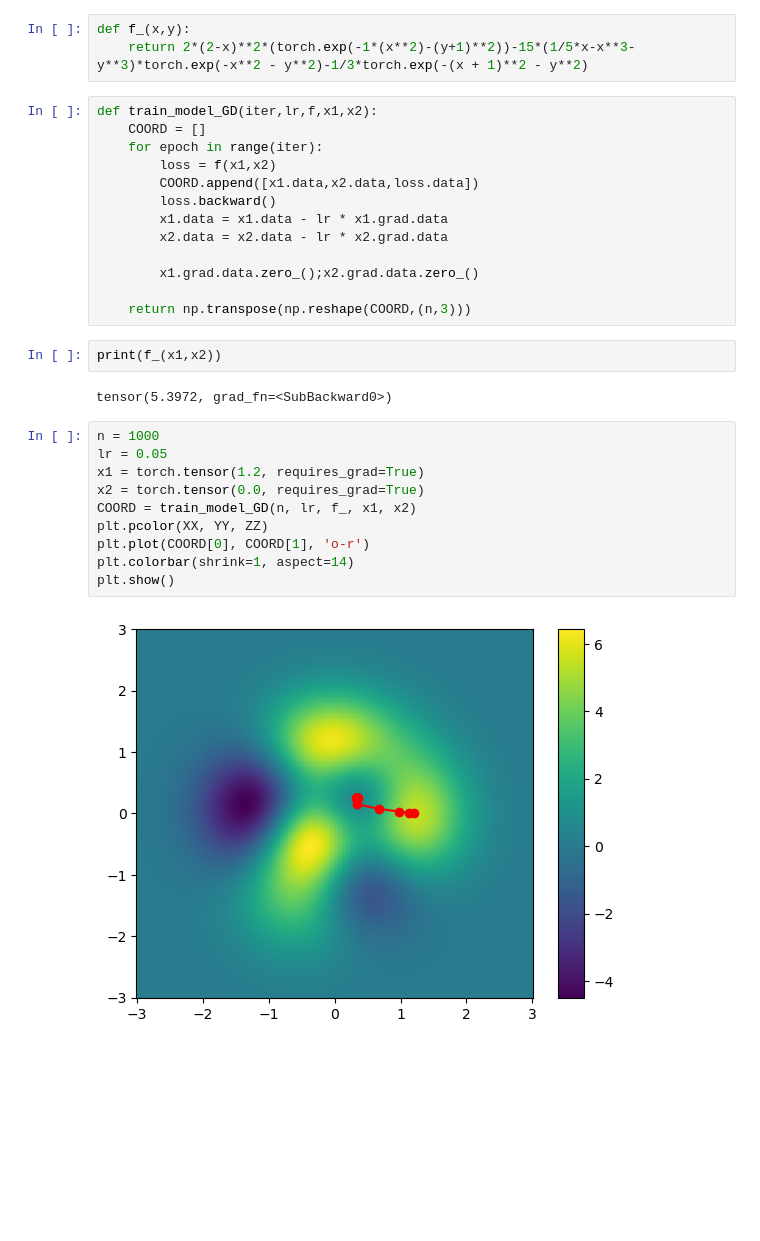
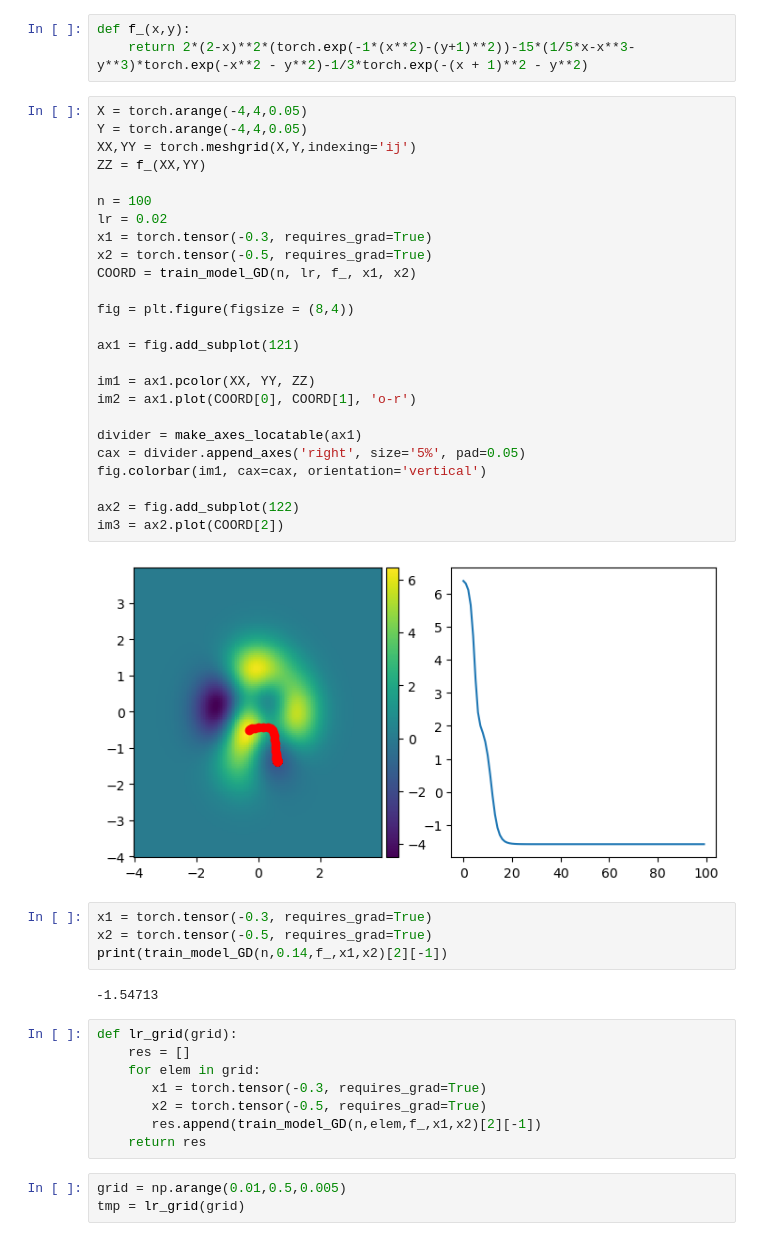
Before and after one commit to LinusLach/Blog, a Jupyter notebook: posts/post-with-code/Pytorch/Post_02.ipynb, the cells around one changed output. Drawn from its saved outputs; the diff is of its cells as text; blank space fills up the shorter version.

```diff
--- a/posts/post-with-code/Pytorch/Post_02.ipynb
+++ b/posts/post-with-code/Pytorch/Post_02.ipynb
@@ -104,32 +170,47 @@ plt.pcolor(XX, YY, ZZ)
 # %%
 def f_(x,y):
     return 2*(2-x)**2*(torch.exp(-1*(x**2)-(y+1)**2))-15*(1/5*x-x**3-y**3)*torch.exp(-x**2 - y**2)-1/3*torch.exp(-(x + 1)**2 - y**2)
-# %%
-def train_model_GD(iter,lr,f,x1,x2):
-    COORD = []
-    for epoch in range(iter):
-        loss = f(x1,x2)
-        COORD.append([x1.data,x2.data,loss.data])
-        loss.backward()
-        x1.data = x1.data - lr * x1.grad.data
-        x2.data = x2.data - lr * x2.grad.data
-
-        x1.grad.data.zero_();x2.grad.data.zero_()
-
-    return np.transpose(np.reshape(COORD,(n,3)))
-# %%
-print(f_(x1,x2))
-# %% [output]
-tensor(5.3972, grad_fn=<SubBackward0>)
+# %%
+X = torch.arange(-4,4,0.05)
+Y = torch.arange(-4,4,0.05)
+XX,YY = torch.meshgrid(X,Y,indexing='ij')
+ZZ = f_(XX,YY)
+
+n = 100
+lr = 0.02
+x1 = torch.tensor(-0.3, requires_grad=True)
+x2 = torch.tensor(-0.5, requires_grad=True)
+COORD = train_model_GD(n, lr, f_, x1, x2)
+
+fig = plt.figure(figsize = (8,4))
+
+ax1 = fig.add_subplot(121)
+
+im1 = ax1.pcolor(XX, YY, ZZ)
+im2 = ax1.plot(COORD[0], COORD[1], 'o-r')
+
+divider = make_axes_locatable(ax1)
+cax = divider.append_axes('right', size='5%', pad=0.05)
+fig.colorbar(im1, cax=cax, orientation='vertical')
+
+ax2 = fig.add_subplot(122)
+im3 = ax2.plot(COORD[2])
+# %% [output]
+[figure, added]
 # %%
-n = 1000
-lr = 0.05
-x1 = torch.tensor(1.2, requires_grad=True)
-x2 = torch.tensor(0.0, requires_grad=True)
-COORD = train_model_GD(n, lr, f_, x1, x2)
-plt.pcolor(XX, YY, ZZ)
-plt.plot(COORD[0], COORD[1], 'o-r')
-plt.colorbar(shrink=1, aspect=14)
-plt.show()
+x1 = torch.tensor(-0.3, requires_grad=True)
+x2 = torch.tensor(-0.5, requires_grad=True)
+print(train_model_GD(n,0.14,f_,x1,x2)[2][-1])
 # %% [output]
-[figure, removed]
+-1.54713
+# %%
+def lr_grid(grid):
+    res = []
+    for elem in grid:
+       x1 = torch.tensor(-0.3, requires_grad=True)
+       x2 = torch.tensor(-0.5, requires_grad=True)
+       res.append(train_model_GD(n,elem,f_,x1,x2)[2][-1])
+    return res
+# %%
+grid = np.arange(0.01,0.5,0.005)
+tmp = lr_grid(grid)
```
Also changed, not shown: parts of 16 cells of this notebook, 2 other files.
